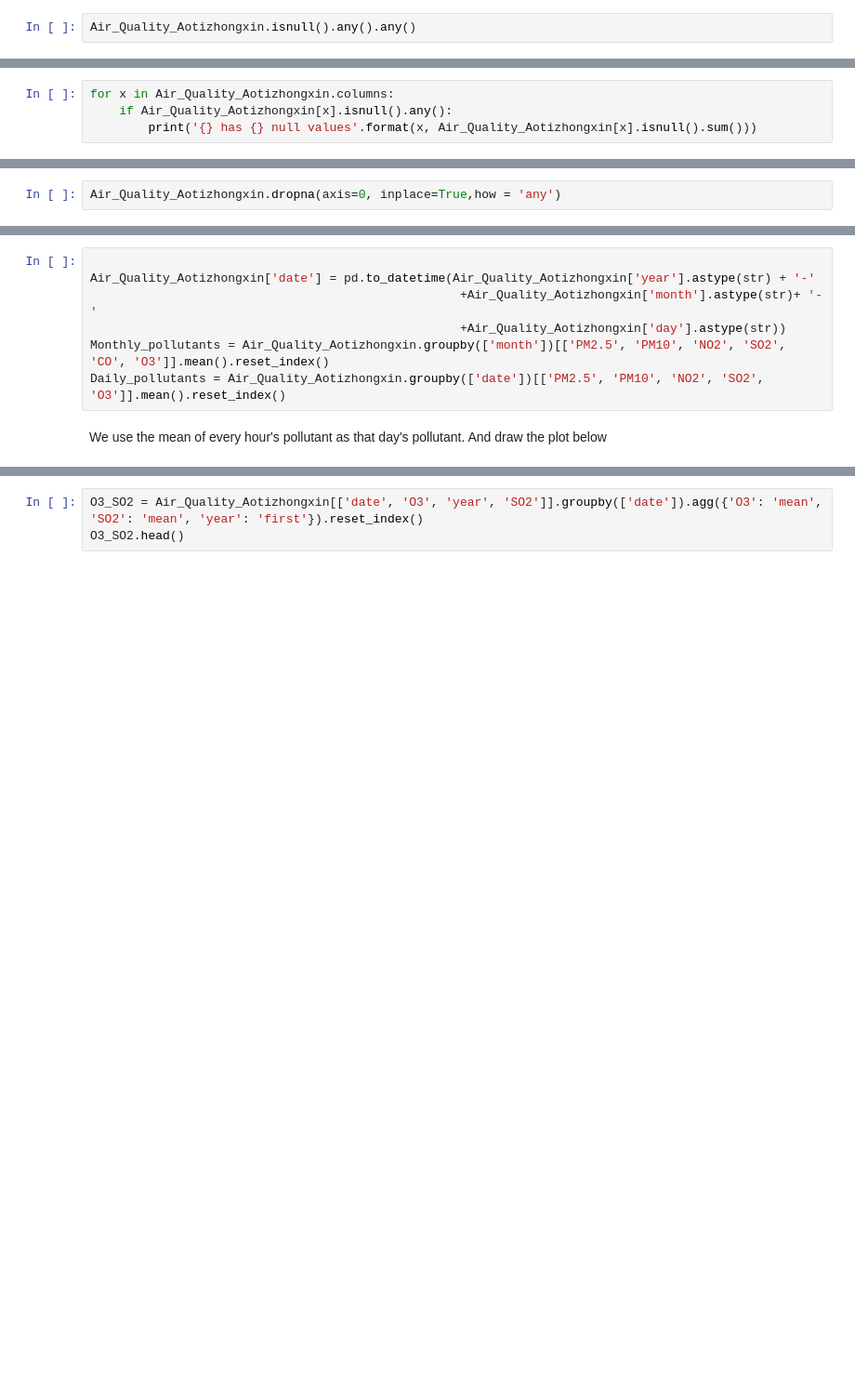
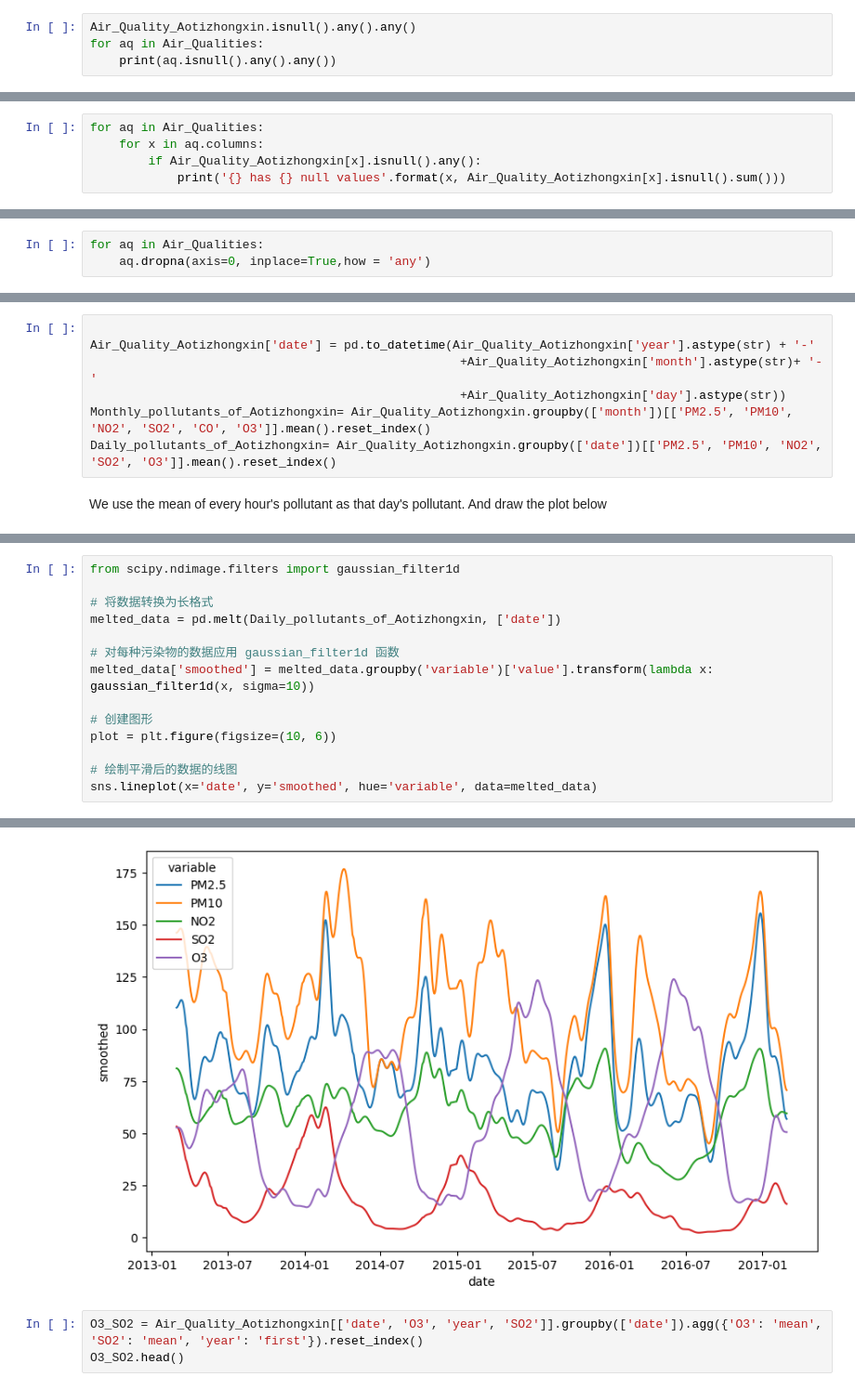
Before and after one commit to perthonBalans/SUSTC_Stat_217_Proj, a Jupyter notebook: Single_variable_analysis.ipynb, the cells around one changed output, grey strips where cells are left out. Shown at 93% size. Drawn from its saved outputs; the diff is of its cells as text; blank space fills up the shorter version.

```diff
--- a/Single_variable_analysis.ipynb
+++ b/Single_variable_analysis.ipynb
@@ -23,5 +41,7 @@ Air_Quality_Aotizhongxin.head()
 Check if there's any null figure.
 # %%
 Air_Quality_Aotizhongxin.isnull().any().any()
+for aq in Air_Qualities:
+    print(aq.isnull().any().any())
 # %% [output]
 True
@@ -28,9 +59,10 @@ True
 # %% [markdown]
 Find which column is null in
 # %%
-for x in Air_Quality_Aotizhongxin.columns:
-    if Air_Quality_Aotizhongxin[x].isnull().any():
-        print('{} has {} null values'.format(x, Air_Quality_Aotizhongxin[x].isnull().sum()))
+for aq in Air_Qualities:
+    for x in aq.columns:
+        if Air_Quality_Aotizhongxin[x].isnull().any():
+            print('{} has {} null values'.format(x, Air_Quality_Aotizhongxin[x].isnull().sum()))
 # %% [output]
 PM2.5 has 925 null values
 PM10 has 718 null values
@@ -47,7 +84,8 @@ WSPM has 14 null values
 # %% [markdown]
 OK,let's drop them.
 # %%
-Air_Quality_Aotizhongxin.dropna(axis=0, inplace=True,how = 'any')
+for aq in Air_Qualities:
+    aq.dropna(axis=0, inplace=True,how = 'any')
 # %% [markdown]
 Now let's see the distribution of PM2.5, PM10, SO2, NO2, CO, O3
 # %%
@@ -86,8 +124,8 @@ Now we will try to find the change of pollutants in a day.
 Air_Quality_Aotizhongxin['date'] = pd.to_datetime(Air_Quality_Aotizhongxin['year'].astype(str) + '-'
                                                    +Air_Quality_Aotizhongxin['month'].astype(str)+ '-'
                                                    +Air_Quality_Aotizhongxin['day'].astype(str))
-Monthly_pollutants = Air_Quality_Aotizhongxin.groupby(['month'])[['PM2.5', 'PM10', 'NO2', 'SO2', 'CO', 'O3']].mean().reset_index()
-Daily_pollutants = Air_Quality_Aotizhongxin.groupby(['date'])[['PM2.5', 'PM10', 'NO2', 'SO2', 'O3']].mean().reset_index()
+Monthly_pollutants_of_Aotizhongxin= Air_Quality_Aotizhongxin.groupby(['month'])[['PM2.5', 'PM10', 'NO2', 'SO2', 'CO', 'O3']].mean().reset_index()
+Daily_pollutants_of_Aotizhongxin= Air_Quality_Aotizhongxin.groupby(['date'])[['PM2.5', 'PM10', 'NO2', 'SO2', 'O3']].mean().reset_index()
 # %% [markdown]
 We use the mean of every hour's pollutant as that day's pollutant.
 And draw the plot below
@@ -102,3 +140,18 @@ sns.lineplot(x='date', y='value', hue='variable', data=pd.melt(Daily_pollutants,
 # %% [output]
 <Axes: xlabel='date', ylabel='value'>
 [figure]
+# %%
+from scipy.ndimage.filters import gaussian_filter1d
+
+# 将数据转换为长格式
+melted_data = pd.melt(Daily_pollutants_of_Aotizhongxin, ['date'])
+
+# 对每种污染物的数据应用 gaussian_filter1d 函数
+melted_data['smoothed'] = melted_data.groupby('variable')['value'].transform(lambda x: gaussian_filter1d(x, sigma=10))
+
+# 创建图形
+plot = plt.figure(figsize=(10, 6))
+
+# 绘制平滑后的数据的线图
+sns.lineplot(x='date', y='smoothed', hue='variable', data=melted_data)
+# %% [output]
@@ -105,3 +159,4 @@ sns.lineplot(x='date', y='value', hue='variable', data=pd.melt(Daily_pollutants,
+[figure, added]
 # %%
 O3_SO2 = Air_Quality_Aotizhongxin[['date', 'O3', 'year', 'SO2']].groupby(['date']).agg({'O3': 'mean', 'SO2': 'mean', 'year': 'first'}).reset_index()
 O3_SO2.head()
```
Also changed, not shown: parts of 6 cells of this notebook.
